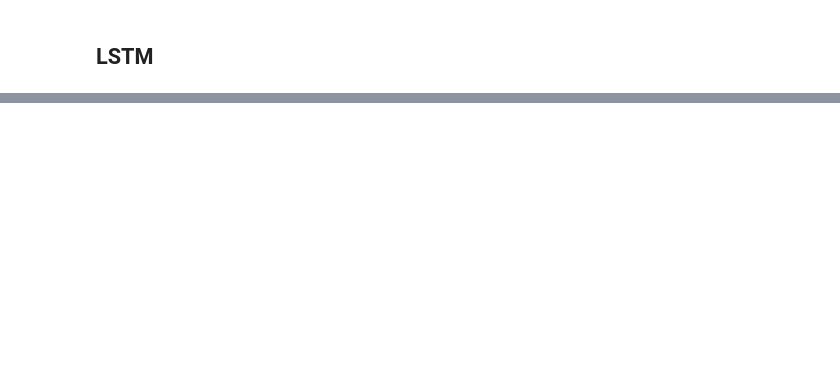
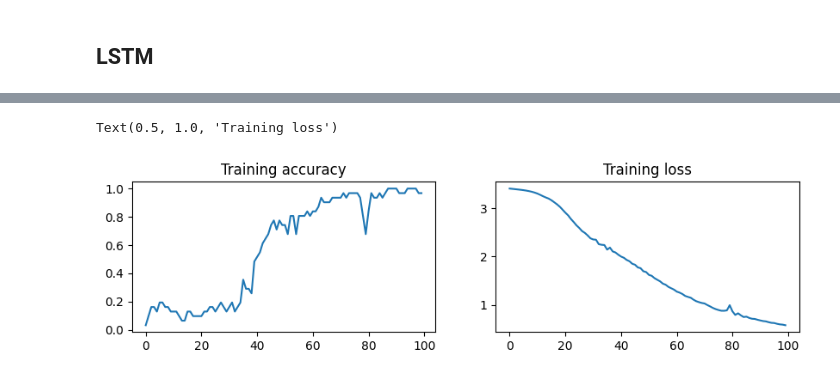
Before and after one commit to swayam279/AppStoneLab-AI-Intern, a Jupyter notebook: TensorFlow/Tensorflow.ipynb, the cells around one changed output, grey strips where cells are left out. Saved outputs shown, nothing was run; the diff lists cells and outputs as text; code cells hidden in the pictures; blank space fills up the shorter version.

```diff
--- a/TensorFlow/Tensorflow.ipynb
+++ b/TensorFlow/Tensorflow.ipynb
@@ -1418,0 +1549,4 @@ model.evaluate(test_pad, y_test)
+# %%
+max_sequence_len = max([len(x) for x in input_sequences])
+print(max_sequence_len)
+input_sequences = np.array(pad_sequences(input_sequences, maxlen=max_sequence_len, padding='pre'))
@@ -1418,0 +1555,3 @@ model.evaluate(test_pad, y_test)
+# %%
+X, y = input_sequences[:, :-1], input_sequences[:, -1]
+y
@@ -1418,0 +1562,7 @@ model.evaluate(test_pad, y_test)
+# %%
+model=Sequential([
+    Embedding(total_words, 64, input_length=max_sequence_len-1),
+    LSTM(128),
+    Dense(total_words, activation='softmax')
+])
+model.summary()
@@ -1418,0 +1583,3 @@ model.evaluate(test_pad, y_test)
+# %%
+model.compile(optimizer='adam', loss='sparse_categorical_crossentropy', metrics=['accuracy'])
+model.fit(X, y, epochs=100)
@@ -1418,0 +1610,15 @@ model.evaluate(test_pad, y_test)
+# %%
+history=model.history.history
+
+plt.figure(figsize=(10,5))
+
+plt.subplot(2,2,1)
+sns.lineplot(history['accuracy'])
+plt.title("Training accuracy")
+
+plt.subplot(2,2,2)
+sns.lineplot(history['loss'])
+plt.title("Training loss")
+# %% [output]
+Text(0.5, 1.0, 'Training loss')
+[figure, added]
```
Also changed, not shown: parts of 56 cells of this notebook, 8 other files.
